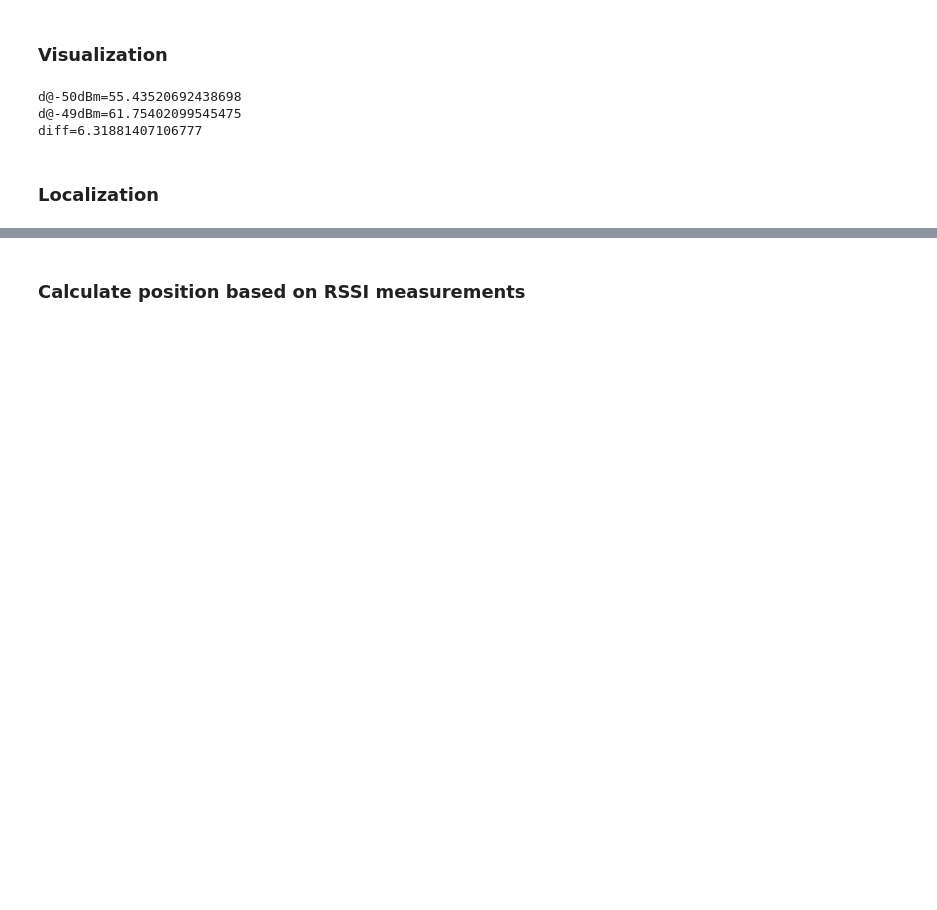
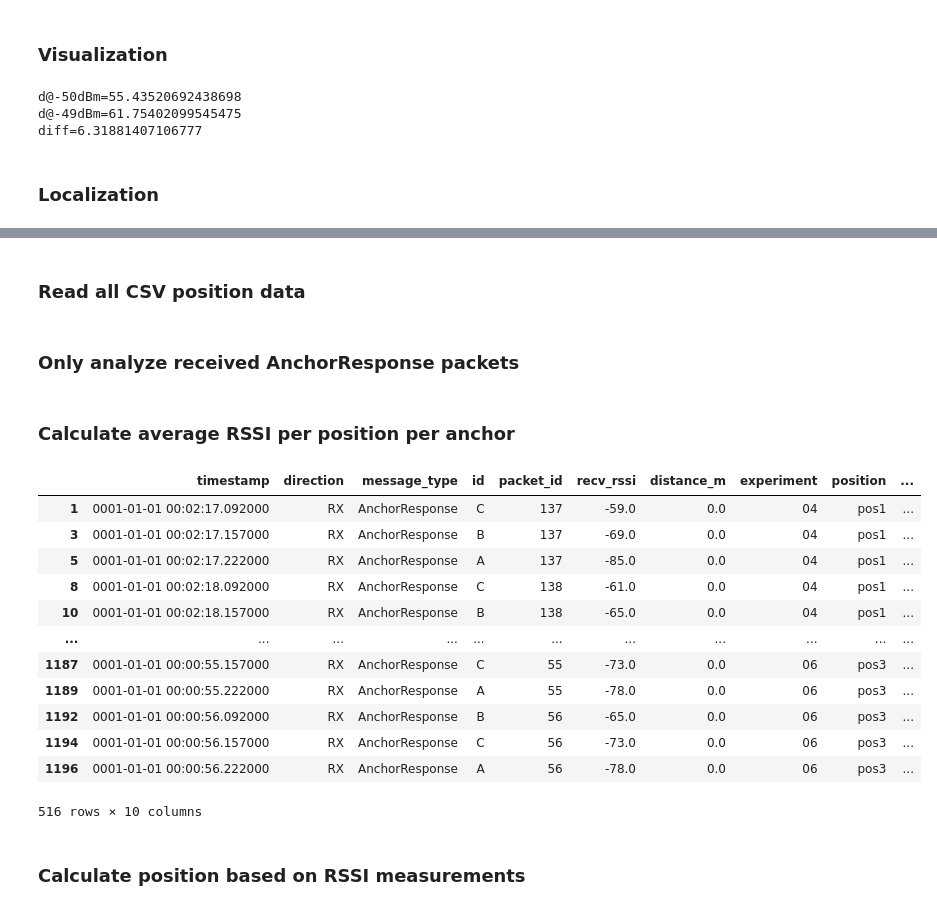
Before and after one commit to moseschmiedel/bachelor-thesis, a Jupyter notebook: notes/jupyter/bachelor-thesis.ipynb, the cells around one changed output, grey strips where cells are left out. Saved outputs shown, nothing was run; the diff lists cells and outputs as text; code cells hidden in the pictures; blank space fills up the shorter version.

```diff
--- a/notes/jupyter/bachelor-thesis.ipynb
+++ b/notes/jupyter/bachelor-thesis.ipynb
@@ -627,2 +795,61 @@ Duration: 0:00:54.194000
+# %% [markdown]
+### Read all CSV position data
+# %%
+
+positions = [['04', 'pos1'], ['05', 'pos2'], ['06', 'pos3']]
+pos_coords = {
+    'pos1': ActualPosition('pos1',
+                   '51 20 59.862881',
+                   '12 21 46.765835',
+                   4, 3, ),
+    'pos2': ActualPosition('pos2',
+                    '51 20 56.819335',
+                    '12 21 48.025052',
+                    5, 3,),
+    'pos3': ActualPosition('pos3',
+                   '51 20 58.146686',
+                   '12 21 50.252539',
+                   4, 3,),
+}
+
+dfs = []
+
+for p in positions:
+    file_path = f"../../data/experiment{p[0]}/{p[1]}.csv"  # Replace with the actual path to your CSV file
+    df = parse_csv_v2(file_path)
+    df['position'] = p[1]
+    dfs.append(df)
+
+pos_df = pd.concat(dfs, ignore_index=True)
+# %% [markdown]
+### Only analyze received AnchorResponse packets
+# %%
+pos_df = pos_df[(pos_df['message_type'] == 'AnchorResponse') & (pos_df['direction'] == 'RX')]
+# %% [markdown]
+### Calculate average RSSI per position per anchor
+# %%
+from scipy import stats
+
+grouped_by_pos = pos_df.groupby(['position', 'id'], as_index=False)
+
+for pos, group in grouped_by_pos:
+    group = group[(np.abs(stats.zscore(group['recv_rssi'])) < 1)] # remove outliers by excluding all RSSI values bigger than one standard deviation
+    pos_df.loc[(pos_df['position'] == pos[0]) & (pos_df['id'] == pos[1]), 'mean_rssi_dbm'] = group['recv_rssi'].mean()
+
+pos_df
+# %% [output]
+|  | timestamp | direction | message_type | id | packet_id | recv_rssi | distance_m | experiment | position | ... |
+| 1 | 0001-01-01 00:02:17.092000 | RX | AnchorResponse | C | 137 | -59.0 | 0.0 | 04 | pos1 | ... |
+| 3 | 0001-01-01 00:02:17.157000 | RX | AnchorResponse | B | 137 | -69.0 | 0.0 | 04 | pos1 | ... |
+| 5 | 0001-01-01 00:02:17.222000 | RX | AnchorResponse | A | 137 | -85.0 | 0.0 | 04 | pos1 | ... |
+| 8 | 0001-01-01 00:02:18.092000 | RX | AnchorResponse | C | 138 | -61.0 | 0.0 | 04 | pos1 | ... |
+| 10 | 0001-01-01 00:02:18.157000 | RX | AnchorResponse | B | 138 | -65.0 | 0.0 | 04 | pos1 | ... |
+| ... | ... | ... | ... | ... | ... | ... | ... | ... | ... | ... |
+| 1187 | 0001-01-01 00:00:55.157000 | RX | AnchorResponse | C | 55 | -73.0 | 0.0 | 06 | pos3 | ... |
+| 1189 | 0001-01-01 00:00:55.222000 | RX | AnchorResponse | A | 55 | -78.0 | 0.0 | 06 | pos3 | ... |
+| 1192 | 0001-01-01 00:00:56.092000 | RX | AnchorResponse | B | 56 | -65.0 | 0.0 | 06 | pos3 | ... |
+| 1194 | 0001-01-01 00:00:56.157000 | RX | AnchorResponse | C | 56 | -73.0 | 0.0 | 06 | pos3 | ... |
+| 1196 | 0001-01-01 00:00:56.222000 | RX | AnchorResponse | A | 56 | -78.0 | 0.0 | 06 | pos3 | ... |
+516 rows × 10 columns
 # %% [markdown]
 ### Calculate position based on RSSI measurements
```
Also changed, not shown: parts of 22 cells of this notebook, 32 other files.
